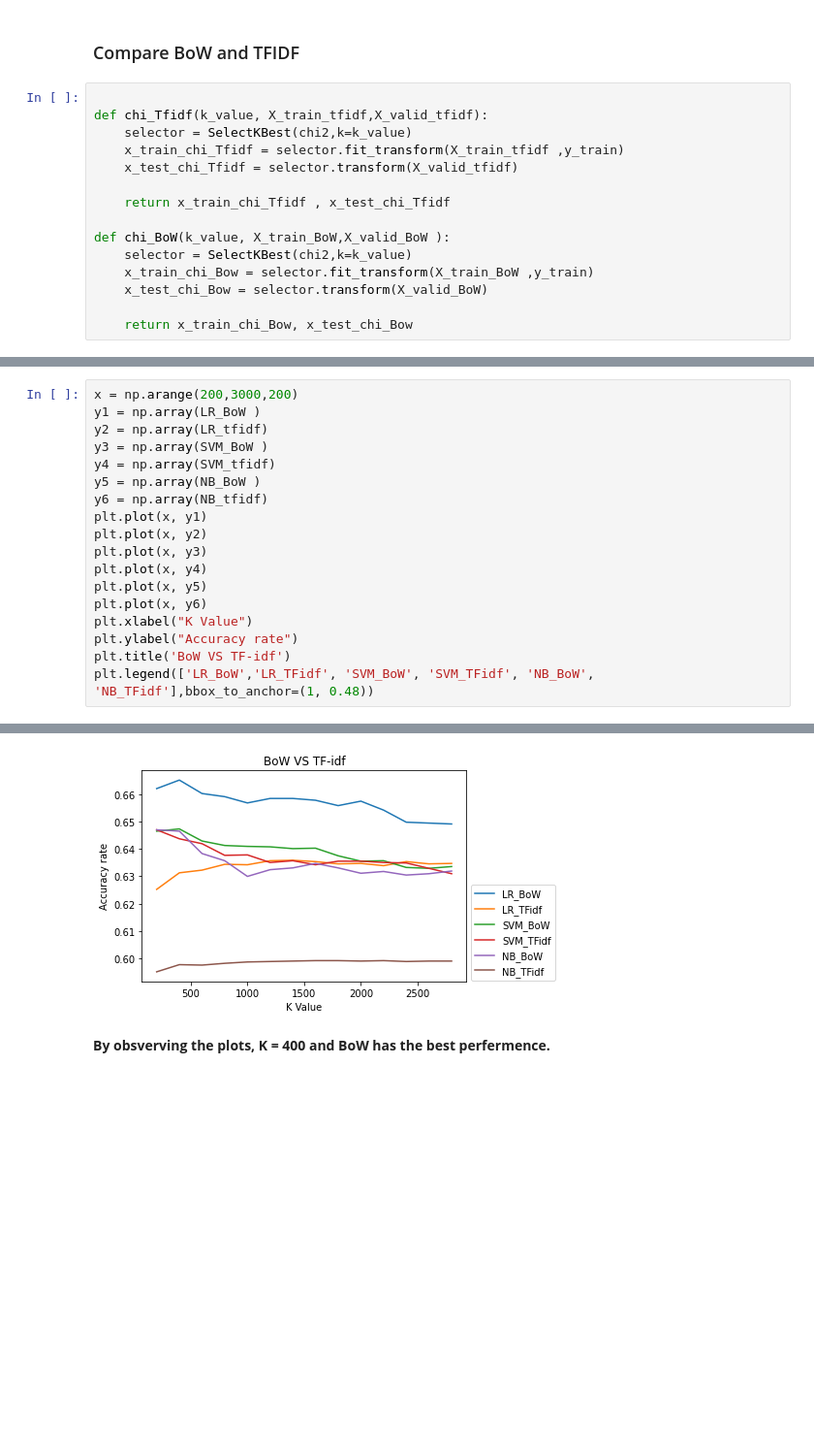
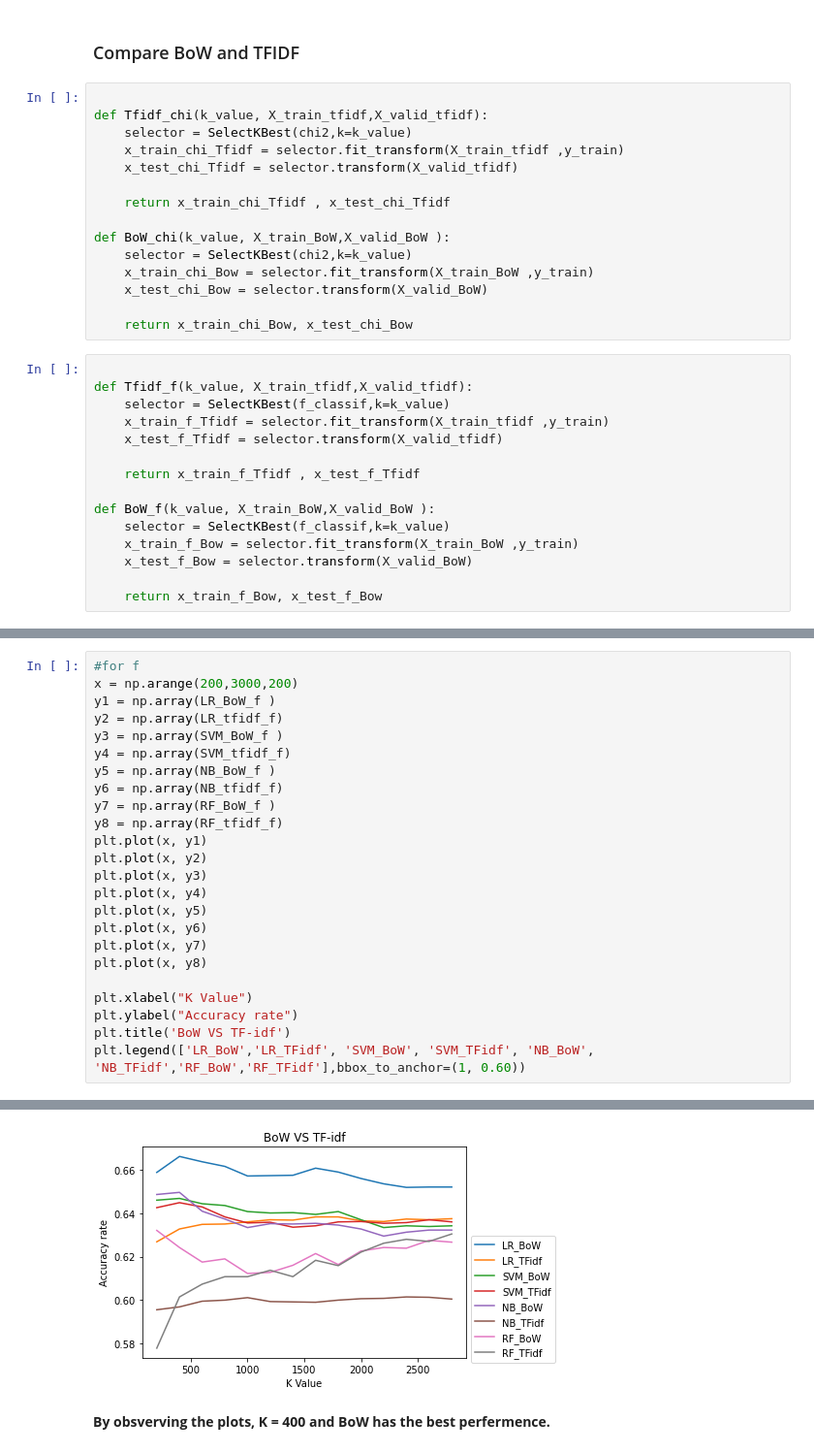
Before and after one commit to RicardoXXXXXX/Tweet-s-sentiment-prediction, a Jupyter notebook: COMP30027-Assignment2 (new).ipynb, the cells around one changed output, grey strips where cells are left out. Shown at 97% size. Drawn from its saved outputs; the diff is of its cells as text; blank space fills up the shorter version.

```diff
--- a/COMP30027-Assignment2 (new).ipynb
+++ b/COMP30027-Assignment2 (new).ipynb
@@ -220,16 +224,31 @@ def fscore(k_value):
 ### Compare BoW and TFIDF
 # %%
 
-def chi_Tfidf(k_value, X_train_tfidf,X_valid_tfidf):
+def Tfidf_chi(k_value, X_train_tfidf,X_valid_tfidf):
     selector = SelectKBest(chi2,k=k_value)
     x_train_chi_Tfidf = selector.fit_transform(X_train_tfidf ,y_train)
     x_test_chi_Tfidf = selector.transform(X_valid_tfidf)
 
     return x_train_chi_Tfidf , x_test_chi_Tfidf
 
-def chi_BoW(k_value, X_train_BoW,X_valid_BoW ):
+def BoW_chi(k_value, X_train_BoW,X_valid_BoW ):
     selector = SelectKBest(chi2,k=k_value)
     x_train_chi_Bow = selector.fit_transform(X_train_BoW ,y_train)
     x_test_chi_Bow = selector.transform(X_valid_BoW)
 
     return x_train_chi_Bow, x_test_chi_Bow
+# %%
+
+def Tfidf_f(k_value, X_train_tfidf,X_valid_tfidf):
+    selector = SelectKBest(f_classif,k=k_value)
+    x_train_f_Tfidf = selector.fit_transform(X_train_tfidf ,y_train)
+    x_test_f_Tfidf = selector.transform(X_valid_tfidf)
+
+    return x_train_f_Tfidf , x_test_f_Tfidf
+
+def BoW_f(k_value, X_train_BoW,X_valid_BoW ):
+    selector = SelectKBest(f_classif,k=k_value)
+    x_train_f_Bow = selector.fit_transform(X_train_BoW ,y_train)
+    x_test_f_Bow = selector.transform(X_valid_BoW)
+
+    return x_train_f_Bow, x_test_f_Bow
@@ -265,24 +364,30 @@ for k in range(200,3000,200):
 # %%
+#for f
 x = np.arange(200,3000,200)
-y1 = np.array(LR_BoW )
-y2 = np.array(LR_tfidf)
-y3 = np.array(SVM_BoW )
-y4 = np.array(SVM_tfidf)
-y5 = np.array(NB_BoW )
-y6 = np.array(NB_tfidf)
+y1 = np.array(LR_BoW_f )
+y2 = np.array(LR_tfidf_f)
+y3 = np.array(SVM_BoW_f )
+y4 = np.array(SVM_tfidf_f)
+y5 = np.array(NB_BoW_f )
+y6 = np.array(NB_tfidf_f)
+y7 = np.array(RF_BoW_f )
+y8 = np.array(RF_tfidf_f)
 plt.plot(x, y1)
 plt.plot(x, y2)
 plt.plot(x, y3)
 plt.plot(x, y4)
 plt.plot(x, y5)
 plt.plot(x, y6)
+plt.plot(x, y7)
+plt.plot(x, y8)
+
 plt.xlabel("K Value")
 plt.ylabel("Accuracy rate")
 plt.title('BoW VS TF-idf')
-plt.legend(['LR_BoW','LR_TFidf', 'SVM_BoW', 'SVM_TFidf', 'NB_BoW', 'NB_TFidf'],bbox_to_anchor=(1, 0.48))
+plt.legend(['LR_BoW','LR_TFidf', 'SVM_BoW', 'SVM_TFidf', 'NB_BoW', 'NB_TFidf','RF_BoW','RF_TFidf'],bbox_to_anchor=(1, 0.60))
 # %% [output]
 <matplotlib.legend.Legend at 0x...>
-[figure, old version]
+[figure, new version]
 # %% [markdown]
 **By obsverving the plots, K = 400 and BoW has the best perfermence.**
 # %% [markdown]
```
Also changed, not shown: parts of 28 cells of this notebook.
